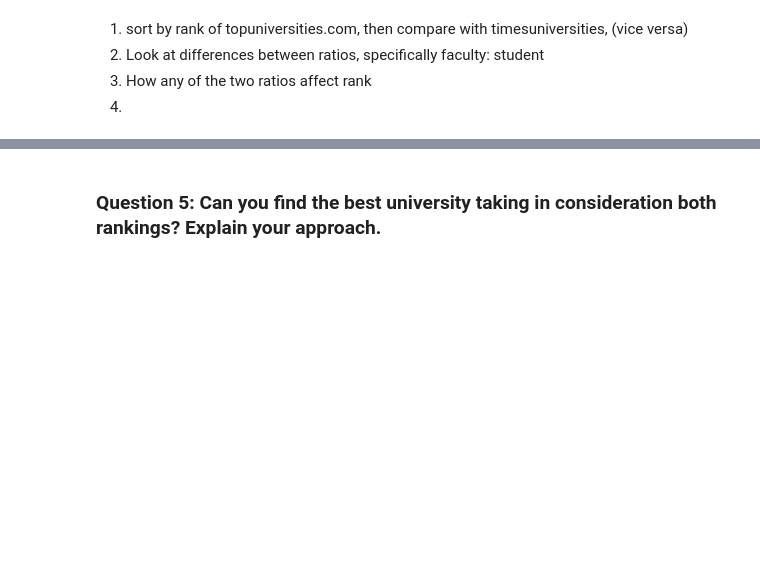
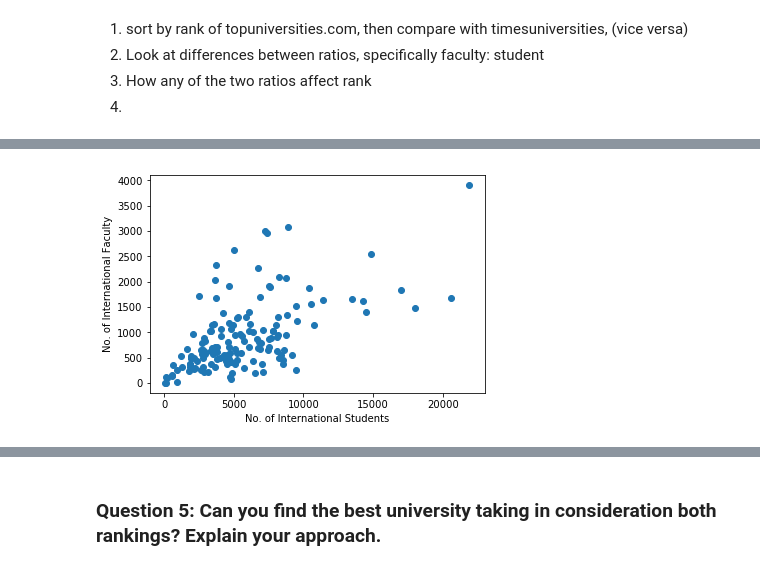
Before and after one commit to justcho5/ADA, a Jupyter notebook: homework02.ipynb, the cells around one changed output, grey strips where cells are left out. Cells and saved outputs as stored; diff of their text form; code cells hidden in the pictures; blank space fills up the shorter version.

```diff
--- a/homework02.ipynb
+++ b/homework02.ipynb
@@ -701,0 +739,4 @@ plt.show()
+# %%
+plot_scatter(variables, 'No. of International Students', 'No. of International Faculty')
+# %% [output]
+[figure, added]
```
Also changed, not shown: parts of 13 cells of this notebook.
